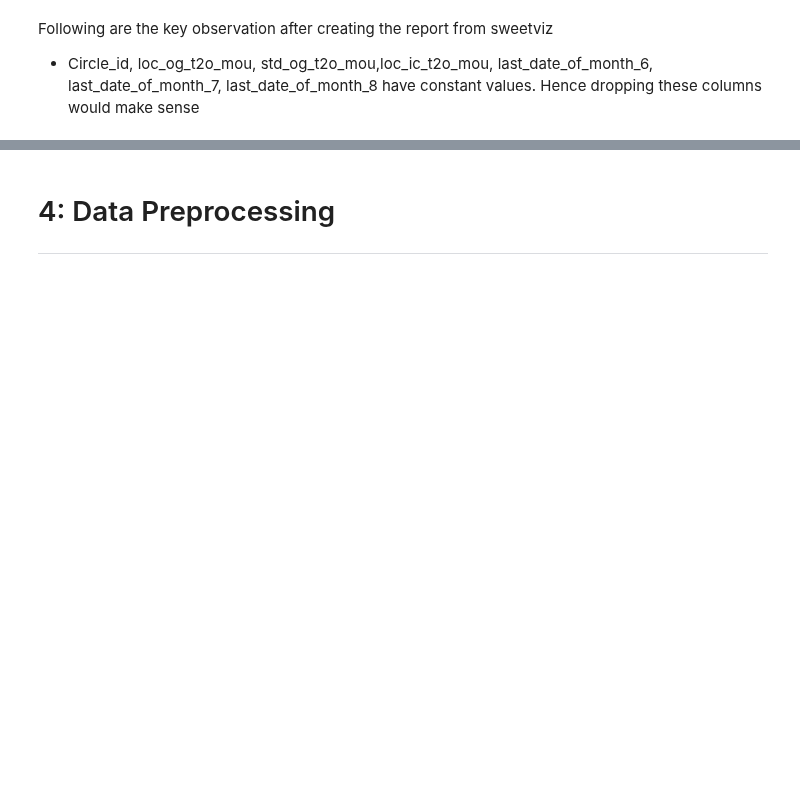
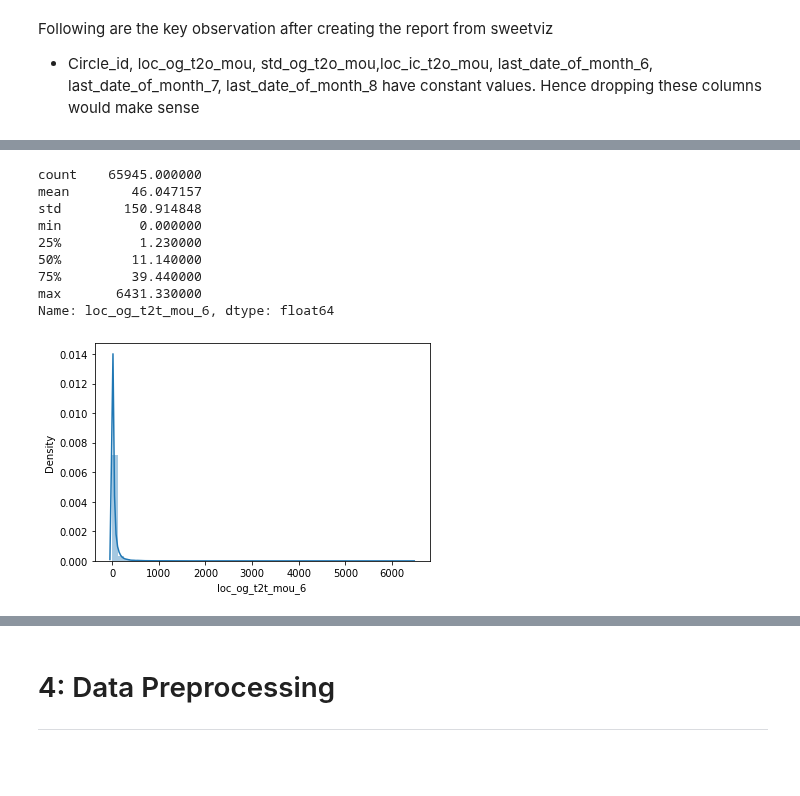
Before and after one commit to hargurjeet/Telecom-Churn-Prediction, a Jupyter notebook: telecom-churn-predictions-updated.ipynb, the cells around one changed output, grey strips where cells are left out. Cells and saved outputs as stored; diff of their text form; code cells hidden in the pictures; blank space fills up the shorter version.

```diff
--- a/telecom-churn-predictions-updated.ipynb
+++ b/telecom-churn-predictions-updated.ipynb
@@ -202,0 +261,13 @@ Following are the key observation after creating the report from sweetviz
+# %%
+univariate(tc_train.loc_og_t2t_mou_6)
+# %% [output]
+count    65945.000000
+mean        46.047157
+std        150.914848
+min          0.000000
+25%          1.230000
+50%         11.140000
+75%         39.440000
+max       6431.330000
+Name: loc_og_t2t_mou_6, dtype: float64
+[figure, added]
```
Also changed, not shown: parts of 18 cells of this notebook.
